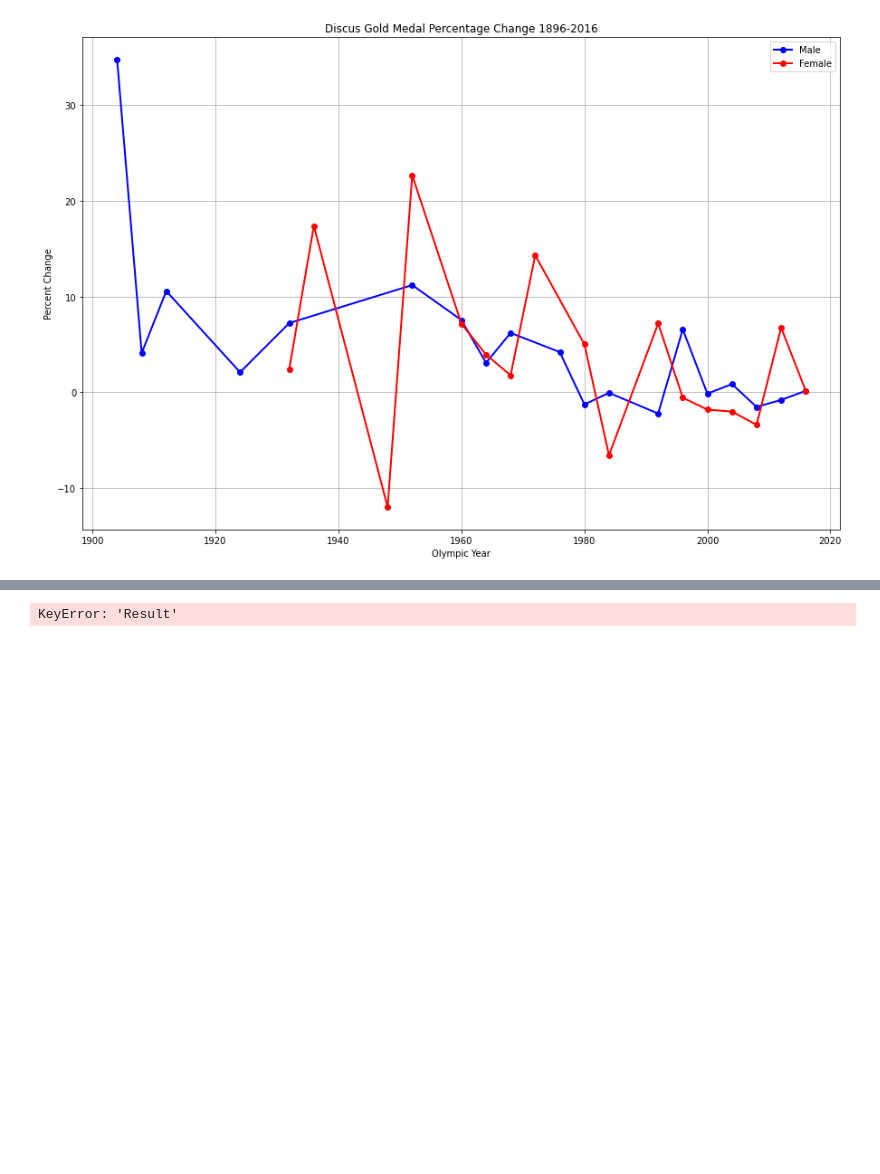
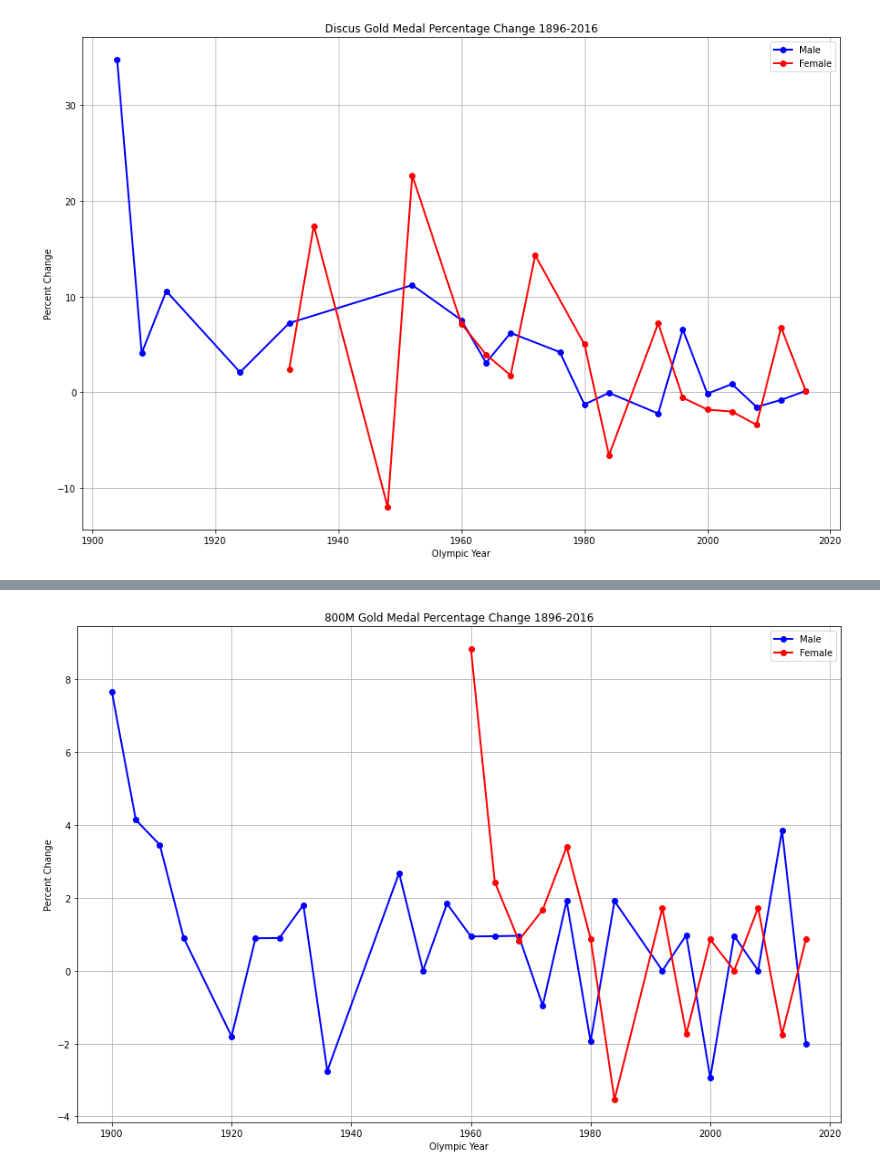
Before and after one commit to dstagner63/Project1, a Jupyter notebook: master_file.ipynb, the cells around one changed output, grey strips where cells are left out. Drawn from its saved outputs; the diff is of its cells as text; code cells hidden in the pictures; blank space fills up the shorter version.

```diff
--- a/master_file.ipynb
+++ b/master_file.ipynb
@@ -560,17 +560,17 @@ plt.show()
 # %%
 # Add a column and calculate the percent change from one year to the last.
-m800_gold_df['Percent_Change'] = m800_gold_df['Result'].pct_change(periods=1)*100
-w800_gold_df['Percent_Change'] = w800_gold_df['Result'].pct_change(periods=1)*100
+m800_gold_df['Percent_Change'] = m800_gold_df['Result2'].pct_change(periods=1)*-100
+w800_gold_df['Percent_Change'] = w800_gold_df['Result'].pct_change(periods=1)*-100
 #Plot the 800M gold medal male and female results to line graph and save file to output folder
 fig= plt.figure(figsize=(15,10))
 plt.plot(m800_gold_df["Year"], m800_gold_df["Percent_Change"], linewidth=2, marker="o", color="blue", label="Male")
 plt.plot(w800_gold_df["Year"], w800_gold_df["Percent_Change"], linewidth=2, marker="o", color="red", label="Female")
 plt.grid()
 plt.legend(loc="upper right")
 plt.title("800M Gold Medal Percentage Change 1896-2016")
 plt.xlabel("Olympic Year")
 plt.ylabel("Percent Change")
 plt.savefig("Output/800M Gold Medal Percentage Change 1896-2016.png")
 plt.show()
 # %% [output]
-KeyError: 'Result'
+[figure, added]
```
Also changed, not shown: parts of 2 cells of this notebook, 3 other files.
